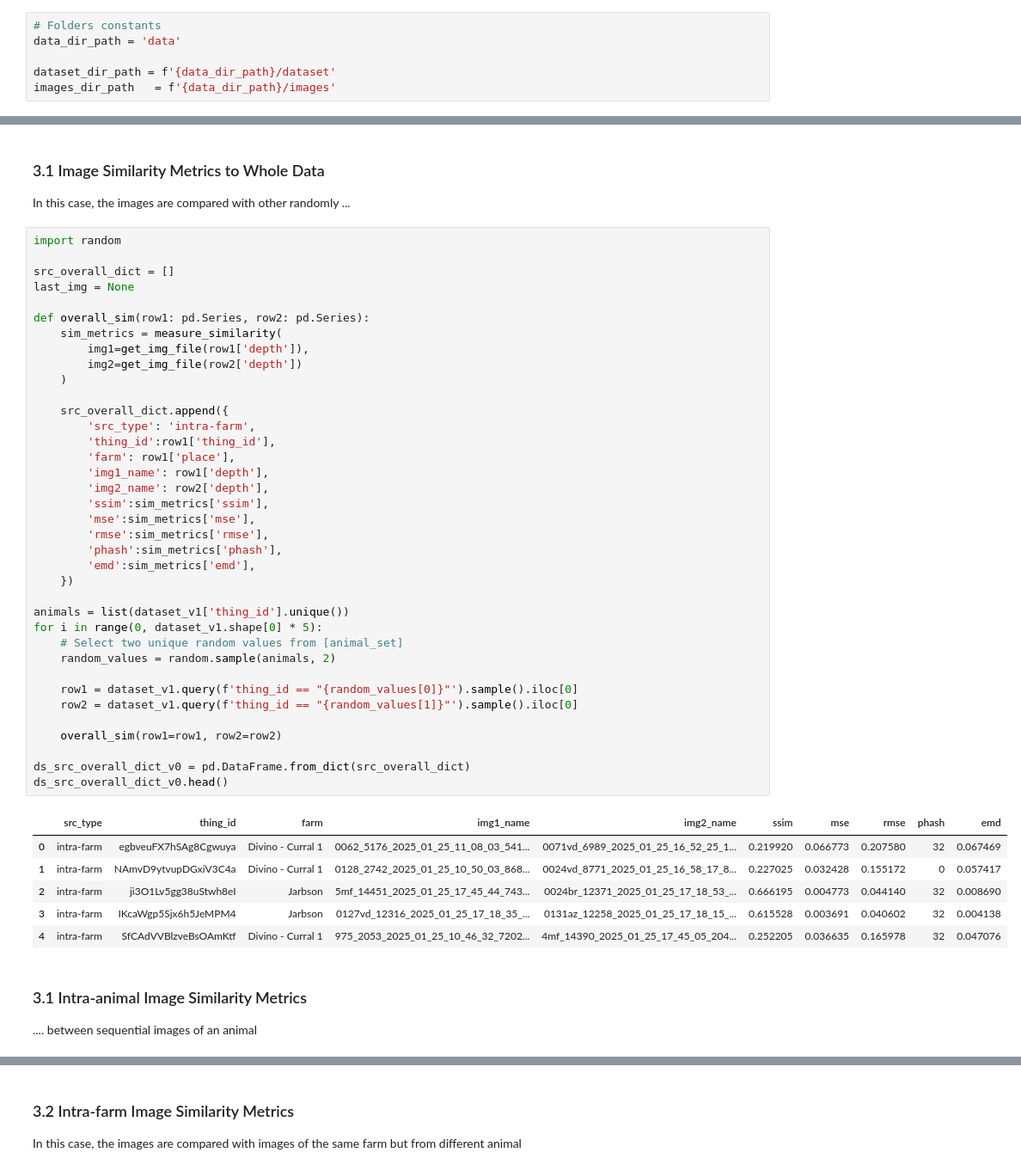
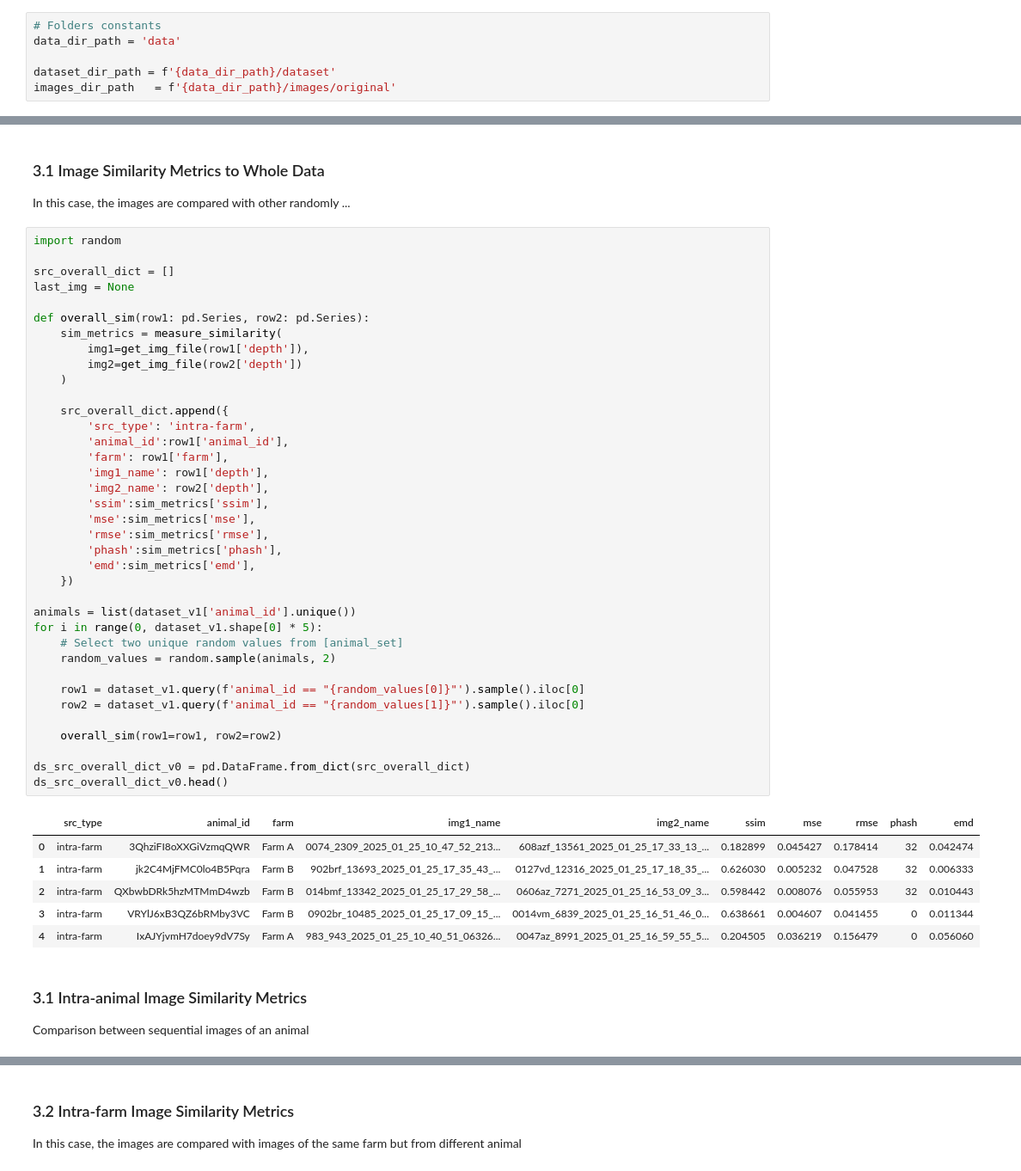
Before and after one commit to ppgzt/data-quality-and-similarity-analysis, a Jupyter notebook: 1_data_qi_and_ssim_analysis.ipynb, the cells around one changed output, grey strips where cells are left out. Shown at 86% size. Drawn from its saved outputs; the diff is of its cells as text.

```diff
--- a/1_data_qi_and_ssim_analysis.ipynb
+++ b/1_data_qi_and_ssim_analysis.ipynb
@@ -35,7 +32,7 @@ pd.set_option('display.max_colwidth',   120)
 data_dir_path = 'data'
 
 dataset_dir_path = f'{data_dir_path}/dataset'
-images_dir_path   = f'{data_dir_path}/images'
+images_dir_path   = f'{data_dir_path}/images/original'
 # %% [markdown]
 ## 1. Dataset
 # %% [markdown]
@@ -548,45 +513,45 @@ import random
 src_overall_dict = []
 last_img = None
 
 def overall_sim(row1: pd.Series, row2: pd.Series):
     sim_metrics = measure_similarity(
         img1=get_img_file(row1['depth']),
         img2=get_img_file(row2['depth'])
     )
 
     src_overall_dict.append({
         'src_type': 'intra-farm',
-        'thing_id':row1['thing_id'],
-        'farm': row1['place'],
+        'animal_id':row1['animal_id'],
+        'farm': row1['farm'],
         'img1_name': row1['depth'],
         'img2_name': row2['depth'],
         'ssim':sim_metrics['ssim'],
         'mse':sim_metrics['mse'],
         'rmse':sim_metrics['rmse'],
         'phash':sim_metrics['phash'],
         'emd':sim_metrics['emd'],
     })
 
-animals = list(dataset_v1['thing_id'].unique())
+animals = list(dataset_v1['animal_id'].unique())
 for i in range(0, dataset_v1.shape[0] * 5):
     # Select two unique random values from [animal_set]
     random_values = random.sample(animals, 2)
 
-    row1 = dataset_v1.query(f'thing_id == "{random_values[0]}"').sample().iloc[0]
-    row2 = dataset_v1.query(f'thing_id == "{random_values[1]}"').sample().iloc[0]
+    row1 = dataset_v1.query(f'animal_id == "{random_values[0]}"').sample().iloc[0]
+    row2 = dataset_v1.query(f'animal_id == "{random_values[1]}"').sample().iloc[0]
 
     overall_sim(row1=row1, row2=row2)
 
 ds_src_overall_dict_v0 = pd.DataFrame.from_dict(src_overall_dict)
 ds_src_overall_dict_v0.head()
 # %% [output]
-|  | src_type | thing_id | farm | img1_name | img2_name | ssim | mse | rmse | phash | emd |
-| 0 | intra-farm | egbveuFX7hSAg8Cgwuya | Divino - Curral 1 | 0062_5176_2025_01_25_11_08_03_541... | 0071vd_6989_2025_01_25_16_52_25_1... | 0.219920 | 0.066773 | 0.207580 | 32 | 0.067469 |
-| 1 | intra-farm | NAmvD9ytvupDGxiV3C4a | Divino - Curral 1 | 0128_2742_2025_01_25_10_50_03_868... | 0024vd_8771_2025_01_25_16_58_17_8... | 0.227025 | 0.032428 | 0.155172 | 0 | 0.057417 |
-| 2 | intra-farm | ji3O1Lv5gg38uStwh8eI | Jarbson | 5mf_14451_2025_01_25_17_45_44_743... | 0024br_12371_2025_01_25_17_18_53_... | 0.666195 | 0.004773 | 0.044140 | 32 | 0.008690 |
-| 3 | intra-farm | IKcaWgp5Sjx6h5JeMPM4 | Jarbson | 0127vd_12316_2025_01_25_17_18_35_... | 0131az_12258_2025_01_25_17_18_15_... | 0.615528 | 0.003691 | 0.040602 | 32 | 0.004138 |
-| 4 | intra-farm | SfCAdVVBlzveBsOAmKtf | Divino - Curral 1 | 975_2053_2025_01_25_10_46_32_7202... | 4mf_14390_2025_01_25_17_45_05_204... | 0.252205 | 0.036635 | 0.165978 | 32 | 0.047076 |
+|  | src_type | animal_id | farm | img1_name | img2_name | ssim | mse | rmse | phash | emd |
+| 0 | intra-farm | 3QhziFI8oXXGiVzmqQWR | Farm A | 0074_2309_2025_01_25_10_47_52_213... | 608azf_13561_2025_01_25_17_33_13_... | 0.182899 | 0.045427 | 0.178414 | 32 | 0.042474 |
+| 1 | intra-farm | jk2C4MjFMC0lo4B5Pqra | Farm B | 902brf_13693_2025_01_25_17_35_43_... | 0127vd_12316_2025_01_25_17_18_35_... | 0.626030 | 0.005232 | 0.047528 | 32 | 0.006333 |
+| 2 | intra-farm | QXbwbDRk5hzMTMmD4wzb | Farm B | 014bmf_13342_2025_01_25_17_29_58_... | 0606az_7271_2025_01_25_16_53_09_3... | 0.598442 | 0.008076 | 0.055953 | 32 | 0.010443 |
+| 3 | intra-farm | VRYlJ6xB3QZ6bRMby3VC | Farm B | 0902br_10485_2025_01_25_17_09_15_... | 0014vm_6839_2025_01_25_16_51_46_0... | 0.638661 | 0.004607 | 0.041455 | 0 | 0.011344 |
+| 4 | intra-farm | IxAJYjvmH7doey9dV7Sy | Farm A | 983_943_2025_01_25_10_40_51_06326... | 0047az_8991_2025_01_25_16_59_55_5... | 0.204505 | 0.036219 | 0.156479 | 0 | 0.056060 |
 # %% [markdown]
 ### 3.1 Intra-animal Image Similarity Metrics
 
-.... between sequential images of an animal
+Comparison between sequential images of an animal
```
Also changed, not shown: parts of 70 cells of this notebook, 11 other files.
